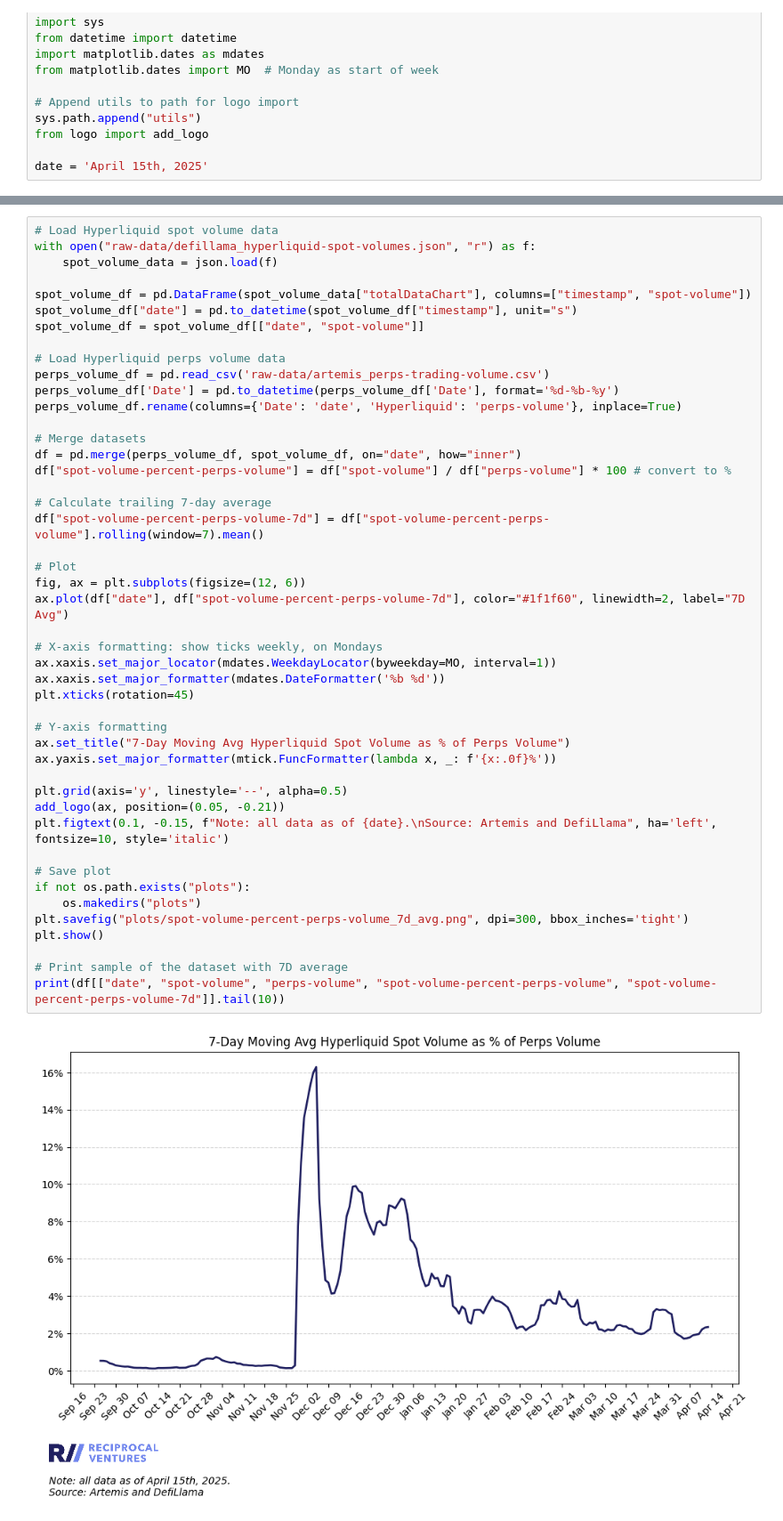
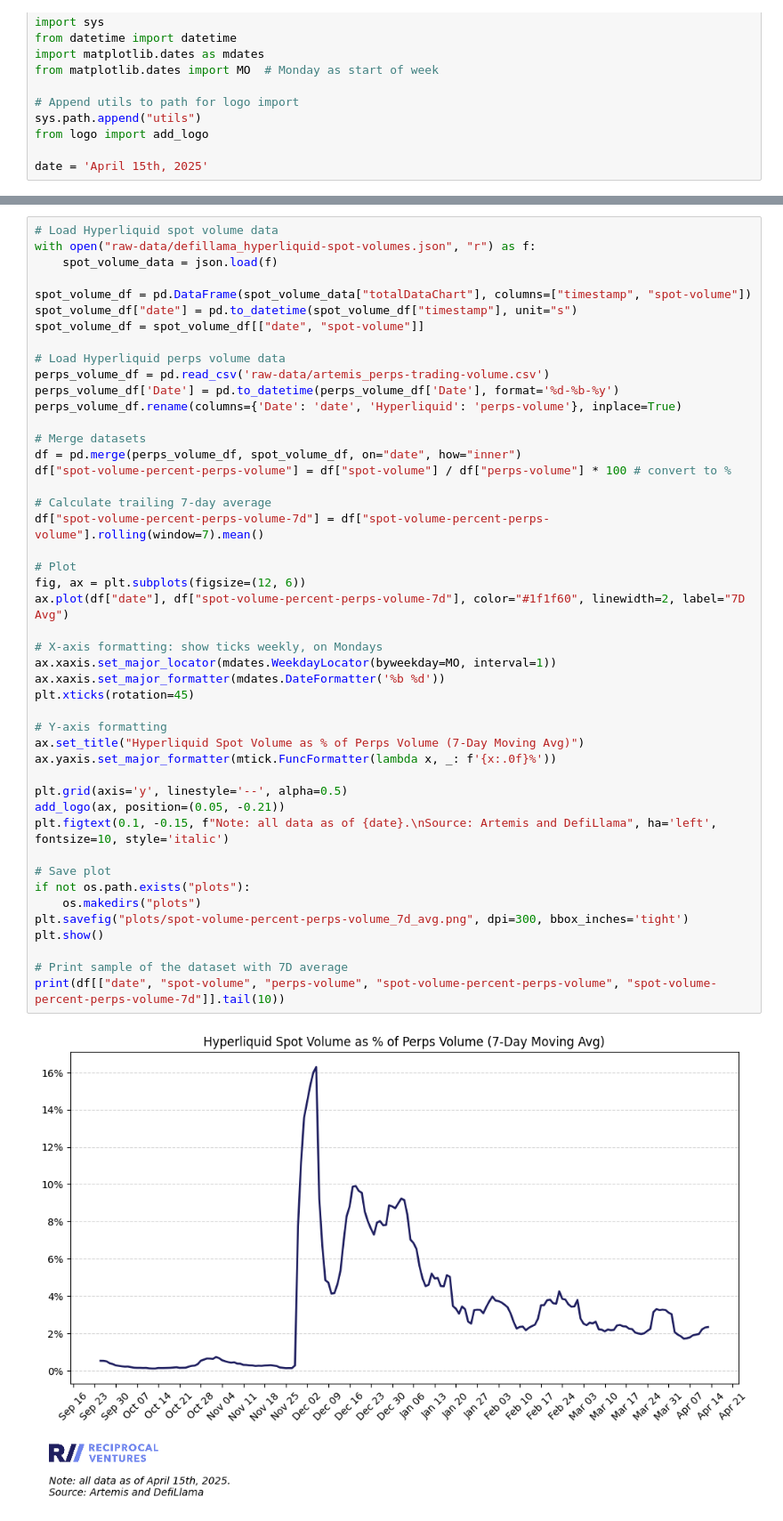
Before and after one commit to jimboevans/hyperliquid-data-cuts, a Jupyter notebook: analysis.ipynb, the cells around one changed output, grey strips where cells are left out. Shown: that part at 89% size. Saved outputs shown, nothing was run; the diff lists cells and outputs as text.

```diff
--- a/analysis.ipynb
+++ b/analysis.ipynb
@@ -164,35 +163,35 @@ df = pd.merge(perps_volume_df, spot_volume_df, on="date", how="inner")
 df["spot-volume-percent-perps-volume"] = df["spot-volume"] / df["perps-volume"] * 100 # convert to %
 
 # Calculate trailing 7-day average
 df["spot-volume-percent-perps-volume-7d"] = df["spot-volume-percent-perps-volume"].rolling(window=7).mean()
 
 # Plot
 fig, ax = plt.subplots(figsize=(12, 6))
 ax.plot(df["date"], df["spot-volume-percent-perps-volume-7d"], color="#1f1f60", linewidth=2, label="7D Avg")
 
 # X-axis formatting: show ticks weekly, on Mondays
 ax.xaxis.set_major_locator(mdates.WeekdayLocator(byweekday=MO, interval=1))
 ax.xaxis.set_major_formatter(mdates.DateFormatter('%b %d'))
 plt.xticks(rotation=45)
 
 # Y-axis formatting
-ax.set_title("7-Day Moving Avg Hyperliquid Spot Volume as % of Perps Volume")
+ax.set_title("Hyperliquid Spot Volume as % of Perps Volume (7-Day Moving Avg)")
 ax.yaxis.set_major_formatter(mtick.FuncFormatter(lambda x, _: f'{x:.0f}%'))
 
 plt.grid(axis='y', linestyle='--', alpha=0.5)
 add_logo(ax, position=(0.05, -0.21))
 plt.figtext(0.1, -0.15, f"Note: all data as of {date}.\nSource: Artemis and DefiLlama", ha='left', fontsize=10, style='italic')
 
 # Save plot
 if not os.path.exists("plots"):
     os.makedirs("plots")
 plt.savefig("plots/spot-volume-percent-perps-volume_7d_avg.png", dpi=300, bbox_inches='tight')
 plt.show()
 
 # Print sample of the dataset with 7D average
 print(df[["date", "spot-volume", "perps-volume", "spot-volume-percent-perps-volume", "spot-volume-percent-perps-volume-7d"]].tail(10))
 # %% [output]
-[figure, old version]
+[figure, new version]
           date  spot-volume  perps-volume  spot-volume-percent-perps-volume  \
 198 2025-04-05     42672433  2.430774e+09                          1.755508
 199 2025-04-06    148050393  7.538398e+09                          1.963950
```
Also changed, not shown: parts of 3 cells of this notebook, 4 other files.
